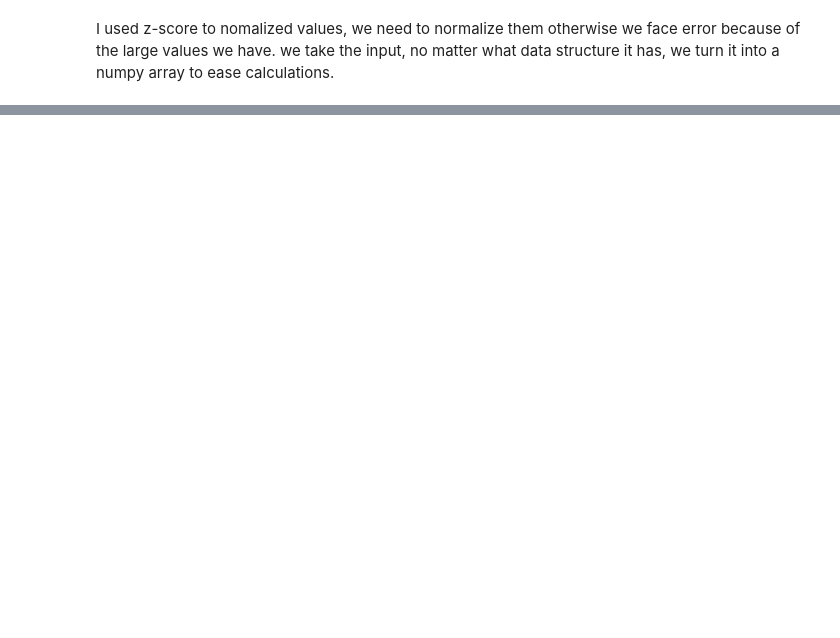
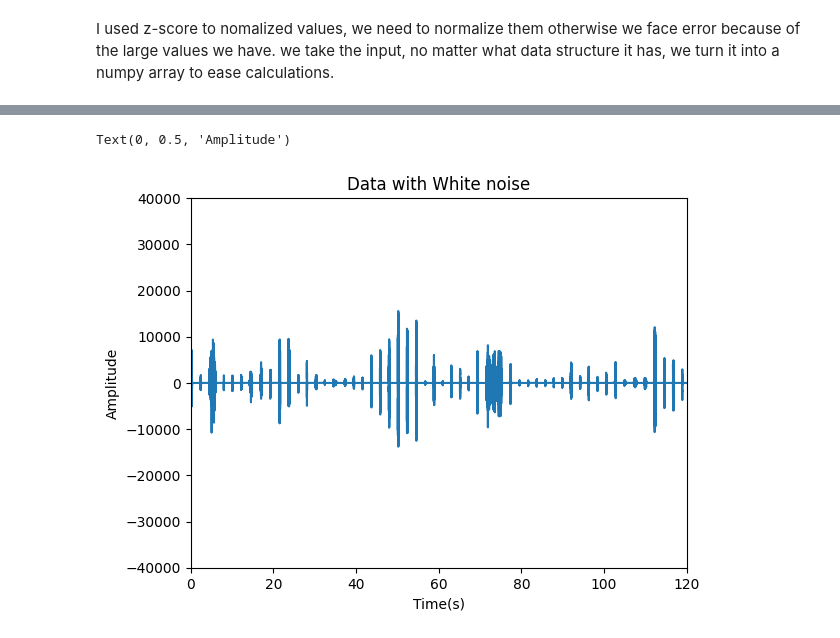
Before and after one commit to tmorovati/Bird-Garden, a Jupyter notebook: main.ipynb, the cells around one changed output, grey strips where cells are left out. Cells and saved outputs as stored; diff of their text form; code cells hidden in the pictures; blank space fills up the shorter version.

```diff
--- a/main.ipynb
+++ b/main.ipynb
@@ -142,7 +142,7 @@ files = os.listdir(address)
 counter = 0
 try:
     for file in files:
-        if file.endswith("wav"):
+        if file.endswith("wav") and bool(file.count("-")):
             hyphen_index = file.index('-')
             VT = str(f"{file[hyphen_index + 1]}") + str(f"{file[hyphen_index + 2]}")
             if VT not in call_types:
@@ -238,9 +225,9 @@ audio_duration = 0
 Ends_at = 0
 
 # it has to be taken from output
-snr_dB = 50 # The desired SNR level in dB
+snr_dB = 1 # The desired SNR level in dB
 
-noise_add = "C:/My_Document/University_Courses/papers/IPM-started@Tir25th/python-code/Theunissen/noise/OOFFICE/ch02.wav"
+noise_add = "C:/My_Document/University_Courses/papers/IPM-started@Tir25th/python-code/Theunissen/noise/OOFFICE/audiocheck.net_bluenoise.wav"
 destination = "C:/My_Document/University_Courses/papers/IPM-started@Tir25th/python-code/Theunissen/AdultVocalizations/randomly_selected_files"
 # %% [markdown]
 I used z-score to nomalized values, we need to normalize them otherwise we face error because of the large values we have.
@@ -263,6 +250,6 @@ def get_noise(signal, noise , snr_dB):
         signal_power = math.sqrt(np.sum( signal ** 2 ))
         noise_power = math.sqrt(np.sum(noise ** 2))
         factor = (signal_power / noise_power) * (10 ** (-(snr_dB / 20)))
-        adjusted_noise = noise * factor * len(noise)
-        return adjusted_noise
+        noise = noise * factor
+        return noise
 # %%
@@ -365,0 +523,22 @@ except KeyError:
+# %%
+file_names = os.listdir(destination)
+file_path = destination + str('/log.txt')
+# define an empty audio file [3]
+accumulated_audio = AudioSegment.empty()
+
+# parameters to know whether we want to add noise or silence
+# you can take it from user **
+add_silence = 1
+add_white_noise = 0
+add_env_noise = 0
+
+# add the detail about size and length of audio file
+starts_from = 0
+audio_duration = 0
+Ends_at = 0
+
+# it has to be taken from output
+snr_dB = 20 # The desired SNR level in dB
+
+noise_add = "C:/My_Document/University_Courses/papers/IPM-started@Tir25th/python-code/Theunissen/noise/OOFFICE/audiocheck.net_bluenoise.wav"
+destination = "C:/My_Document/University_Courses/papers/IPM-started@Tir25th/python-code/Theunissen/AdultVocalizations/randomly_selected_files"
@@ -365,0 +726,16 @@ except KeyError:
+# %%
+# data directory
+data = data_to_show
+
+# plot the data waveform
+data_length = data.shape[0] / data_samplerate
+time = np.linspace(0., data_length, data.shape[0])
+plt.plot(time, data[:, ])
+plt.title("Data with White noise")
+plt.xlabel("Time(s)")
+plt.xlim(0 , 120)
+plt.ylim( -40000 , 40000)
+plt.ylabel("Amplitude")
+# %% [output]
+Text(0, 0.5, 'Amplitude')
+[figure, added]
```
Also changed, not shown: parts of 29 cells of this notebook, 2 other files.
